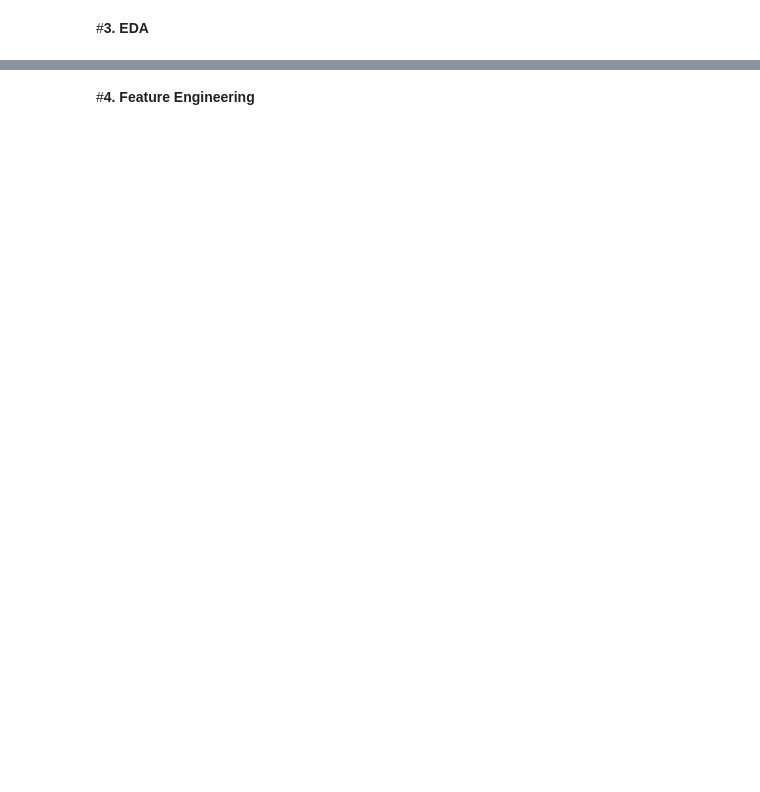
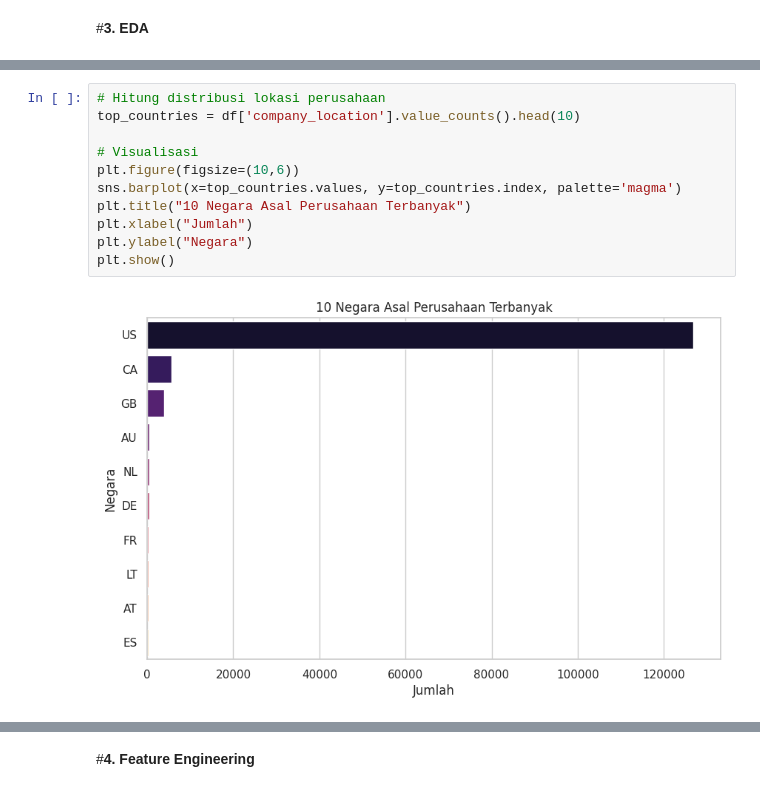
Before and after one commit to fathanzys/Data, a Jupyter notebook: uas_DataMining.ipynb, the cells around one changed output, grey strips where cells are left out. Cells and saved outputs as stored; diff of their text form; blank space fills up the shorter version.

```diff
--- a/uas_DataMining.ipynb
+++ b/uas_DataMining.ipynb
@@ -188,0 +93,13 @@ plt.show()
+# %%
+# Hitung distribusi lokasi perusahaan
+top_countries = df['company_location'].value_counts().head(10)
+
+# Visualisasi
+plt.figure(figsize=(10,6))
+sns.barplot(x=top_countries.values, y=top_countries.index, palette='magma')
+plt.title("10 Negara Asal Perusahaan Terbanyak")
+plt.xlabel("Jumlah")
+plt.ylabel("Negara")
+plt.show()
+# %% [output]
+[figure, added]
```
Also changed, not shown: parts of 29 cells of this notebook.
